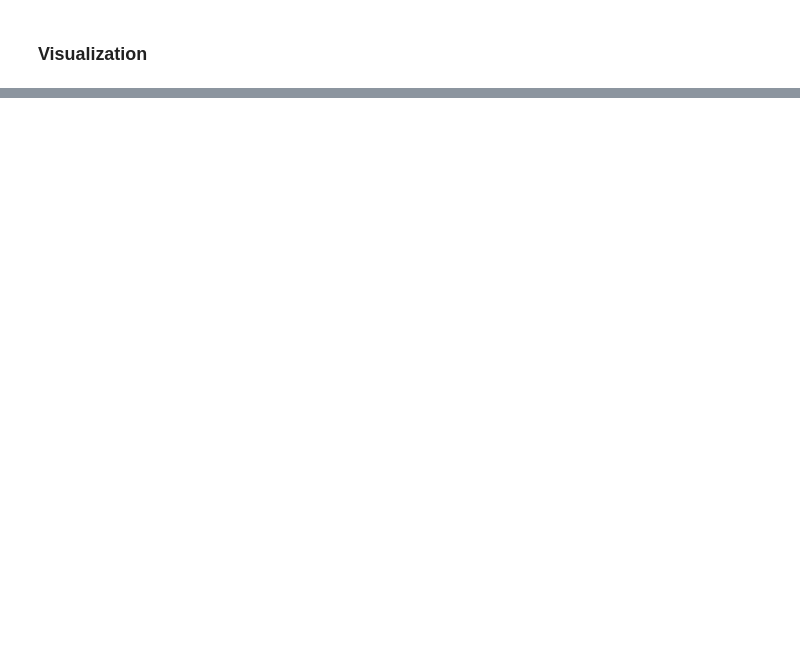
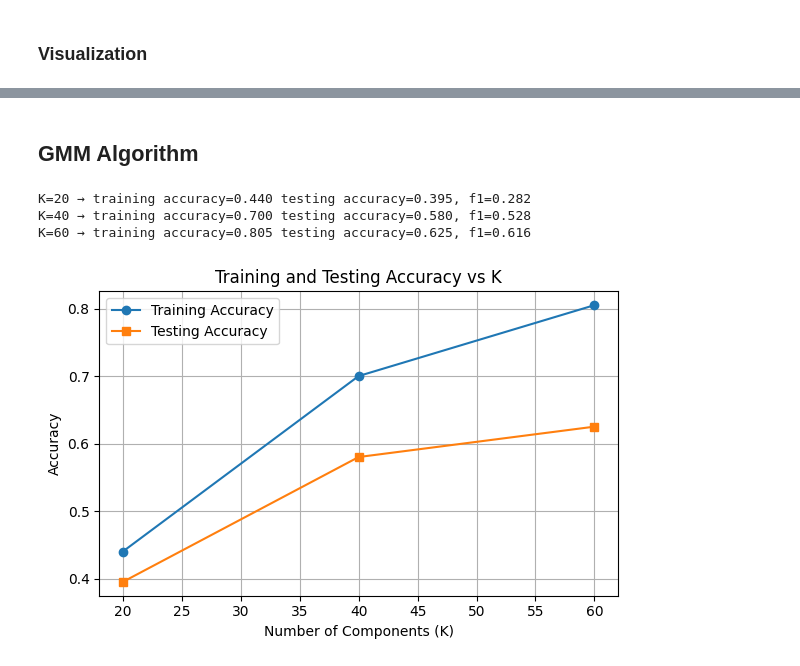
Before and after one commit to MostafaElKaranshawy/Face_Recognition_Problem, a Jupyter notebook: FaceRecognition.ipynb, the cells around one changed output, grey strips where cells are left out. Cells and saved outputs as stored; diff of their text form; code cells hidden in the pictures; blank space fills up the shorter version.

```diff
--- a/FaceRecognition.ipynb
+++ b/FaceRecognition.ipynb
@@ -735,0 +865,78 @@ np.save('./npy/X_test_autoencoder.npy', X_test_autoencoder)
+# %% [markdown]
+## GMM Algorithm
+# %%
+from sklearn.metrics import accuracy_score, f1_score, confusion_matrix
+import pandas as pd
+from GMM import GMM
+
+Ks = [20, 40, 60]
+
+results = []
+best_gmm = None
+best_K = 0
+best_acc = 0
+# Loop over and each K
+for K in Ks:
+    gmm = GMM(n_components=K, max_iter=100, tol=1e-4, random_state=42)
+    gmm.fit(X_train_autoencoder)
+
+    # hard‐assign each training point to a cluster
+    train_clusters = gmm.perform_hard_prediction(X_train_autoencoder)
+
+    # assign each cluster to the most frequent true label in that cluster
+    cluster_to_id = map_cluster_to_id(train_clusters, y_train, K)
+
+
+    # training accuracy
+    train_pred = np.array([cluster_to_id[c] for c in train_clusters])
+    train_acc = accuracy_score(y_train, train_pred)
+
+    # hard‐assign each test point to a cluster
+    test_clusters = gmm.perform_hard_prediction(X_test_autoencoder)
+
+    y_pred = np.array([cluster_to_id[c] for c in test_clusters])
+
+    # testing accuracy and f1 score
+    test_acc = accuracy_score(y_test, y_pred)
+    f1  = f1_score(y_test, y_pred, average='macro')
+
+    if train_acc > best_acc:
+        best_acc = train_acc
+        best_gmm = gmm
+        best_K = K
+
+    # store results
+    results.append({
+        'K': K,
+        'train_accuracy': train_acc,
+        'test_accuracy': test_acc,
+        'f1_macro': f1
+    })
+    print(f"K={K} → training accuracy={train_acc:.3f} testing accuracy={test_acc:.3f}, f1={f1:.3f}")
+
+# to dataframe
+df = pd.DataFrame(results)
+pivot_training_acc = df.pivot( columns='K', values='train_accuracy')
+pivot_test_acc = df.pivot(columns='K', values='test_accuracy')
+
+# Extract data
+Ks = df['K']
+train_accs = df['train_accuracy']
+test_accs = df['test_accuracy']
+
+# Plot
+plt.figure(figsize=(6, 4))
+plt.plot(Ks, train_accs, marker='o', label='Training Accuracy')
+plt.plot(Ks, test_accs, marker='s', label='Testing Accuracy')
+plt.xlabel('Number of Components (K)')
+plt.ylabel('Accuracy')
+plt.title('Training and Testing Accuracy vs K')
+plt.legend()
+plt.grid(True)
+plt.tight_layout()
+plt.show()
+# %% [output]
+K=20 → training accuracy=0.440 testing accuracy=0.395, f1=0.282
+K=40 → training accuracy=0.700 testing accuracy=0.580, f1=0.528
+K=60 → training accuracy=0.805 testing accuracy=0.625, f1=0.616
+[figure, added]
```
Also changed, not shown: parts of 11 cells of this notebook.
